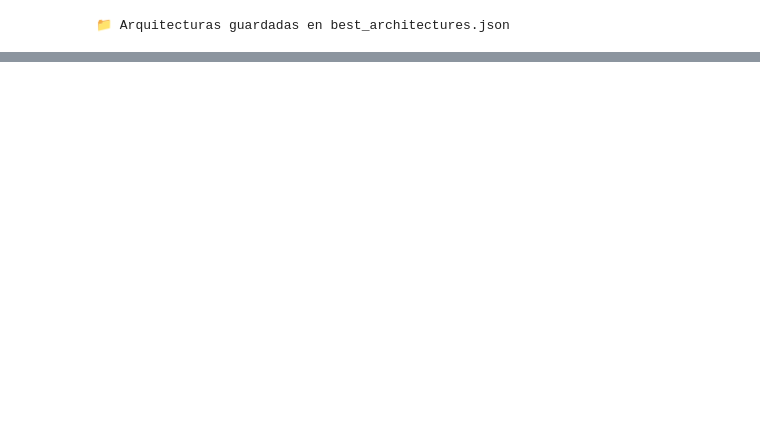
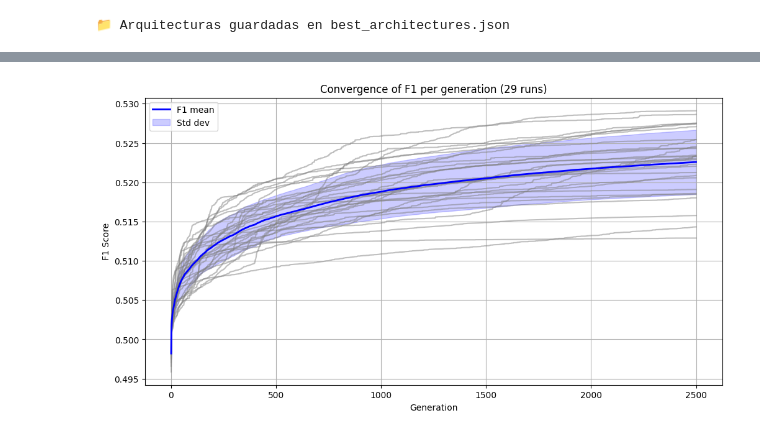
Before and after one commit to EriherSizac/Improving-deep-neural-networks-to-identify-mental-disorders-using-Neural-Architecture-Search, a Jupyter notebook: D3T3C/D3TEC Dataset/GetTrainingFinalArch.Review.ipynb, the cells around one changed output, grey strips where cells are left out. Saved outputs shown, nothing was run; the diff lists cells and outputs as text; code cells hidden in the pictures; blank space fills up the shorter version.

```diff
--- a/D3T3C/D3TEC Dataset/GetTrainingFinalArch.Review.ipynb
+++ b/D3T3C/D3TEC Dataset/GetTrainingFinalArch.Review.ipynb
@@ -66,3 +71,8 @@ with open(output_file, 'w') as f:
 print(f"📁 Arquitecturas guardadas en {output_file}")
 # %% [output]
 📁 Arquitecturas guardadas en best_architectures.json
+# %%
+arch = None
+with open('best_architectures.json', 'r') as f:
+    archs = json.load(f)
+archs
@@ -68,0 +97,84 @@ print(f"📁 Arquitecturas guardadas en {output_file}")
+# %%
+import numpy as np
+import matplotlib.pyplot as plt
+
+# Reorganiza los datos para el gráfico de fitness (F1)
+# Primero, necesitamos reorganizar all_F en una lista de listas (por experimento)
+all_f1_by_exp = []
+F_arr = []  # Para el segundo gráfico
+
+for i in range(30):  # Asumiendo 30 experimentos
+    checkpoint_file = f"F:/Github/Improving-deep-neural-networks-to-identify-mental-disorders-using-Neural-Architecture-Search/D3T3C/D3TEC Dataset/checkpoints/{SAVE}/final_checkpoint_exp{i}.pkl"
+    if os.path.exists(checkpoint_file):
+        with open(checkpoint_file, 'rb') as file:
+            checkpoint = pickle.load(file)
+            # Guarda el historial de F1 para este experimento
+            all_f1_by_exp.append(checkpoint['fitness_history'])
+            # Guarda el historial de F para este experimento
+            F_arr.append(checkpoint['F_history'])
+
+# Parámetros
+n = 10       # Intervalo de adaptación (cada n generaciones)
+num_runs = len(all_f1_by_exp)
+
+# --- Convergencia de F1 por generación ---
+# Máximo número de generaciones
+max_gens = max(len(run) for run in all_f1_by_exp)
+gens = np.arange(1, max_gens + 1)
+
+# Construye la matriz y rellena con NaN
+f1_mat = np.full((num_runs, max_gens), np.nan)
+for i, run in enumerate(all_f1_by_exp):
+    f1_mat[i, :len(run)] = run
+
+plt.figure(figsize=(12, 6))
+for i in range(num_runs):
+    plt.plot(gens, f1_mat[i], color='gray', alpha=0.5)
+
+mean_f1 = np.nanmean(f1_mat, axis=0)
+std_f1 = np.nanstd(f1_mat, axis=0)
+
+plt.plot(gens, mean_f1, color='blue', linewidth=2, label='F1 mean')
+plt.fill_between(gens, mean_f1 - std_f1, mean_f1 + std_f1,
+                 color='blue', alpha=0.2, label='Std dev')
+
+plt.title(f'Convergence of F1 per generation ({num_runs} runs)')
+plt.xlabel('Generation')
+plt.ylabel('F1 Score')
+plt.legend()
+plt.grid(True)
+plt.show()
+
+# --- Evolución de F cada n generaciones ---
+plt.figure(figsize=(12, 6))
+
+for Fs in F_arr:
+    # Generaciones donde se mide F
+    gens_F = [n * i for i in range(1, len(Fs) + 1)]
+    # Asegura que el último punto sea la última generación
+    if gens_F and gens_F[-1] != max_gens:
+        gens_F[-1] = max_gens
+    plt.plot(gens_F, Fs, color='red', alpha=0.3)
+
+# Media y padding (solo si hay datos)
+if F_arr:
+    max_len = max(len(Fs) for Fs in F_arr)
+    # Padding con el último valor
+    Fs_pad = [Fs + [Fs[-1]] * (max_len - len(Fs)) for Fs in F_arr if Fs]
+
+    if Fs_pad:
+        mean_F = np.mean(Fs_pad, axis=0)
+        mean_gens = [n * i for i in range(1, max_len + 1)]
+        if mean_gens and mean_gens[-1] != max_gens:
+            mean_gens[-1] = max_gens
+
+        plt.plot(mean_gens, mean_F, color='black', linewidth=2, label='F mean')
+
+plt.title(f'Evolution of F every {n} generations')
+plt.xlabel('Generation')
+plt.ylabel('F value')
+plt.legend(loc='upper right')
+plt.grid(True)
+plt.show()
+# %% [output]
+[figure, added]
```
Also changed, not shown: parts of 6 cells of this notebook, 2 other files.
